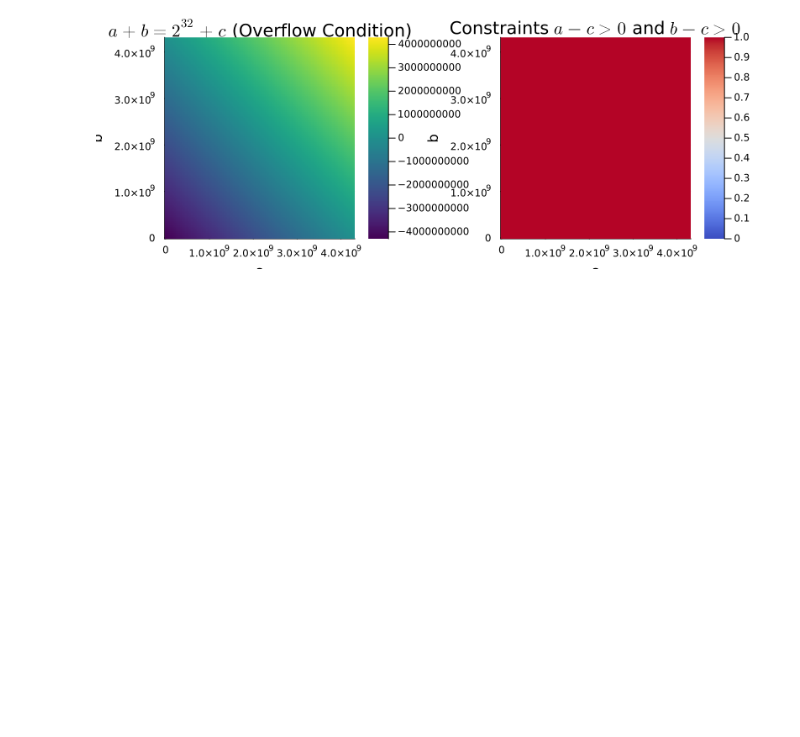
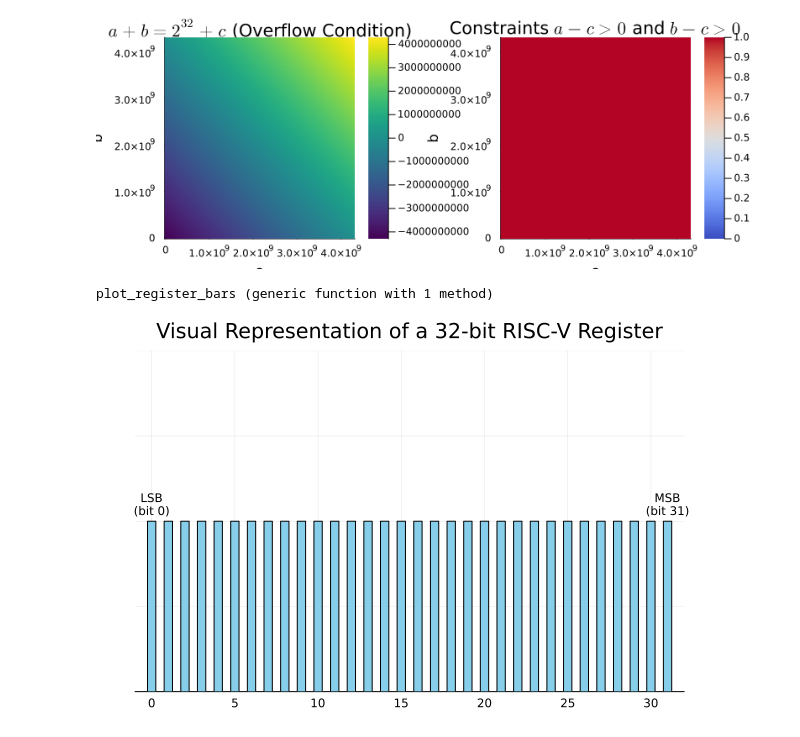
Before and after one commit to setrar/ca, a Jupyter notebook: labs/1-rars/REPORT.ipynb, the cells around one changed output. Cells and saved outputs as stored; diff of their text form; code cells hidden in the pictures; blank space fills up the shorter version.

```diff
--- a/labs/1-rars/REPORT.ipynb
+++ b/labs/1-rars/REPORT.ipynb
@@ -28,3 +28,32 @@ p2 = heatmap(a, b, constraints, title="Constraints " * L"a - c > 0" * " and " *
 plot(p1, p2, layout=(1, 2), size=(800, 300))
 # %% [output]
 [figure]
+# %%
+# Function to plot a 32-bit register using bar series
+function plot_register_bars()
+    # Create data for the bar plot
+    bits = 0:31  # Bit positions
+    values = ones(32)  # All bars have the same height
+
+    # Create a bar plot
+    bar(bits, values
+        , fillcolor=:skyblue, legend=false
+        , bar_width=0.5
+        # Adjust plot settings
+        , xlims = (-1, 32), ylims = (0, 2)
+        , yaxis = :false
+        , xticks = (0:5:31)
+        , title = "Visual Representation of a 32-bit RISC-V Register"
+    )
+
+    # Add annotations for LSB and MSB
+    annotate!(0, 1.1, text("LSB\n(bit 0)", 8, :center, :black))
+    annotate!(31, 1.1, text("MSB\n(bit 31)", 8, :center, :black))
+end
+# %% [output]
+plot_register_bars (generic function with 1 method)
+# %%
+# Plot the register with bars
+plot_register_bars()
+# %% [output]
+[figure, added]
```
